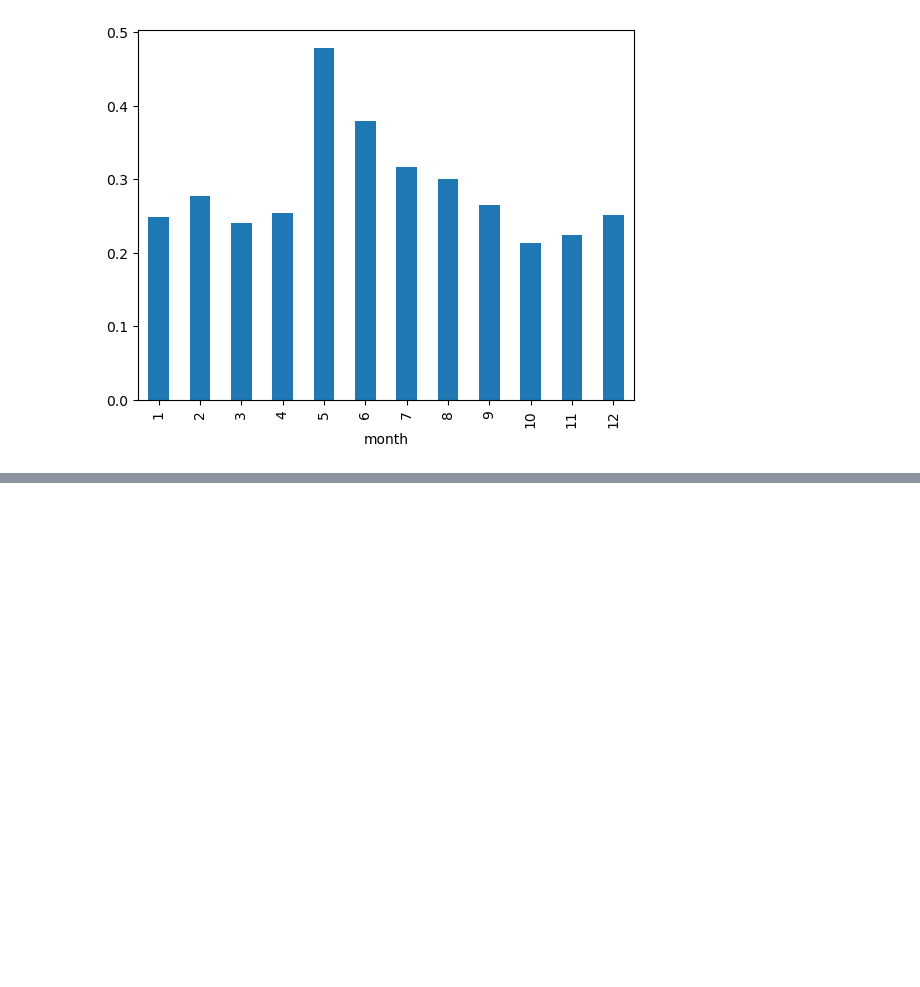
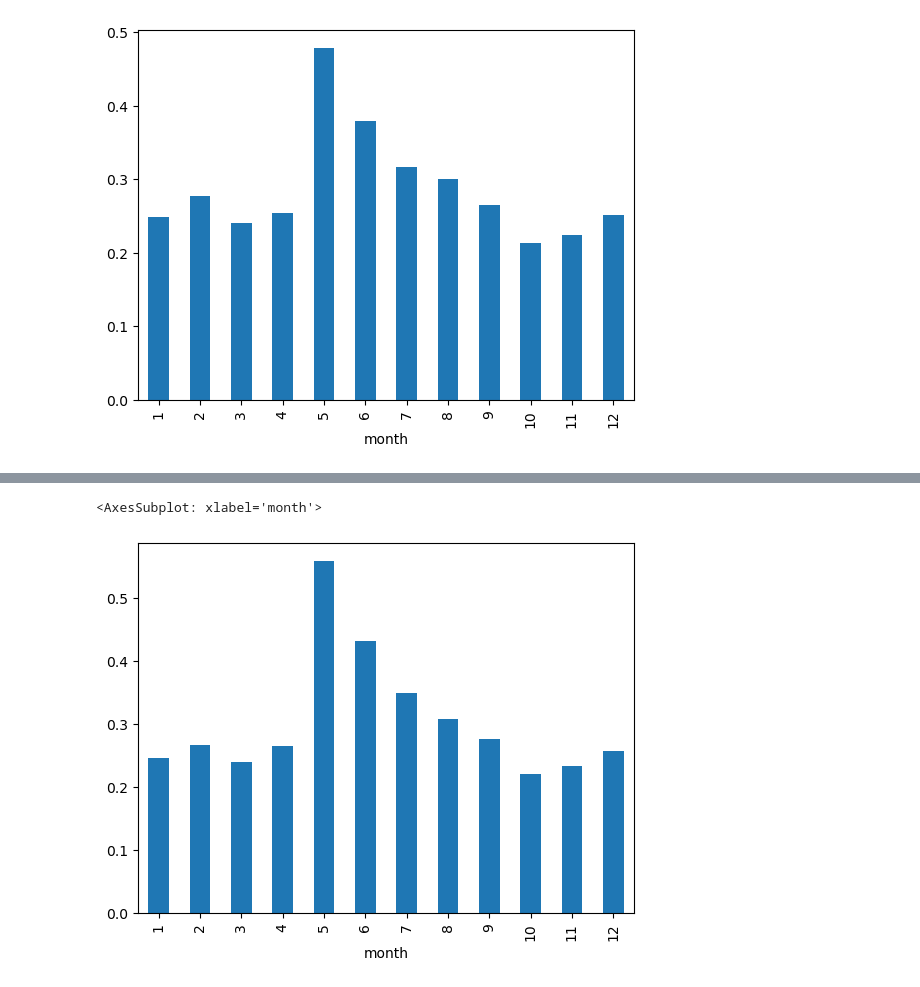
Before and after one commit to gnyirjesy/ocean-depth-characterization, a Jupyter notebook: EDA/eda_gn.ipynb, the cells around one changed output, grey strips where cells are left out. Cells and saved outputs as stored; diff of their text form; code cells hidden in the pictures; blank space fills up the shorter version.

```diff
--- a/EDA/eda_gn.ipynb
+++ b/EDA/eda_gn.ipynb
@@ -302,0 +366,8 @@ satData[['month','MO_SAT_CHL']].groupby('month').mean().plot(kind='bar', legend=
+# %%
+#Add month column to look at seasonality
+sat_profile_combo['month'] = pd.DatetimeIndex(sat_profile_combo['date_x']).month
+# %%
+sat_profile_combo[['month','MO_SAT_CHL']].groupby('month').mean().plot(kind='bar', legend=None)
+# %% [output]
+<AxesSubplot: xlabel='month'>
+[figure, added]
```
Also changed, not shown: parts of 16 cells of this notebook.
